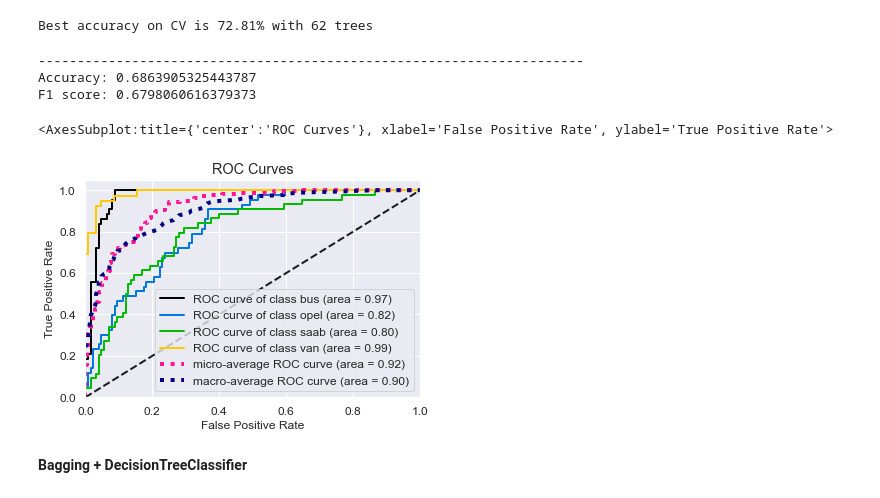
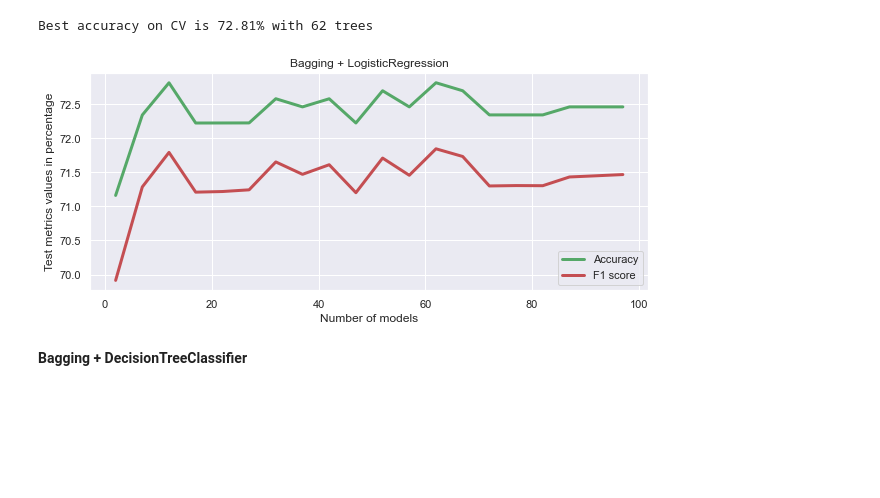
Before and after one commit to hakob-petro/ml-mipt, a Jupyter notebook: homeworks_basic/Lab1_ML_pipeline_and_SVM/Lab1_part2_ml_pipeline.ipynb, the cells around one changed output. Cells and saved outputs as stored; diff of their text form; code cells hidden in the pictures; blank space fills up the shorter version.

```diff
--- a/homeworks_basic/Lab1_ML_pipeline_and_SVM/Lab1_part2_ml_pipeline.ipynb
+++ b/homeworks_basic/Lab1_ML_pipeline_and_SVM/Lab1_part2_ml_pipeline.ipynb
@@ -388,6 +388,11 @@ test_acc = []
 temp_train_acc = []
 temp_test_acc = []
 
+train_f1_score = []
+test_f1_score = []
+temp_train_f1_score = []
+temp_test_f1_score = []
+
 # Обучаем на тренировочном датасете
 for ntrees in trees_grid:
     lr = LogisticRegression(penalty="elasticnet", multi_class='multinomial',
@@ -396,43 +401,38 @@ for ntrees in trees_grid:
     bag = BaggingClassifier(lr, n_estimators=ntrees, random_state=42, n_jobs=-1, oob_score=True)
     temp_train_acc = []
     temp_test_acc = []
+    temp_train_f1_score = []
+    temp_test_f1_score = []
     for train_index, test_index in skf.split(data, target):
         X_train, X_test = data[train_index, :], data[test_index, :]
         y_train, y_test = target[train_index], target[test_index]
         bag.fit(X_train, y_train)
         temp_train_acc.append(bag.score(X_train, y_train))
         temp_test_acc.append(bag.score(X_test, y_test))
+        temp_train_f1_score.append(f1_score(y_train, bag.predict(X_train), average="macro"))
+        temp_test_f1_score.append(f1_score(y_test, bag.predict(X_test), average="macro"))
     train_acc.append(temp_train_acc)
     test_acc.append(temp_test_acc)
+    train_f1_score.append(temp_train_f1_score)
+    test_f1_score.append(temp_test_f1_score)
 
 train_acc, test_acc = np.asarray(train_acc), np.asarray(test_acc)
 print("Best accuracy on CV is {:.2f}% with {} trees".format(max(test_acc.mean(axis=1))*100,
                                                         trees_grid[np.argmax(test_acc.mean(axis=1))]))
 # %% [output]
 Best accuracy on CV is 72.81% with 62 trees
-# %%
-lr = LogisticRegression(penalty="elasticnet", multi_class='multinomial',
-                        solver='saga', tol=1e-3, max_iter=500, n_jobs=-1,
-                        C=100, l1_ratio=0.0)
-bag = BaggingClassifier(lr, n_estimators=62, random_state=42, n_jobs=-1, oob_score=True)
-bag.fit(X_train, y_train)
-
-y_preds = bag.predict(X_test)
-y_probas = bag.predict_proba(X_test)
-# score = lr.score(X_test, y_test)
-# print(f"Accuracy: {score}")
-
-f1 = f1_score(y_test, y_preds, average="macro")
-acc = accuracy_score(y_test, y_preds)
-print("-"*70, f"Accuracy: {acc}", f"F1 score: {f1}", sep='\n')
-
-plot_roc(y_test, y_probas)
-# %% [output]
-----------------------------------------------------------------------
-Accuracy: 0.6863905325443787
-F1 score: 0.6798060616379373
-<AxesSubplot:title={'center':'ROC Curves'}, xlabel='False Positive Rate', ylabel='True Positive Rate'>
-[figure, removed]
+# %%
+plt.figure(figsize=(10, 4))
+
+plt.plot(trees_grid, test_acc.mean(axis=1)*100, c="g", linewidth=3, label="Accuracy")
+plt.plot(trees_grid, np.array(test_f1_score).mean(axis=1)*100, c="r", linewidth=3, label="F1 score")
+plt.xlabel("Number of models")
+plt.ylabel("Test metrics values in percentage")
+plt.legend()
+plt.title("Bagging + LogisticRegression")
+plt.show()
+# %% [output]
+[figure, added]
 # %% [markdown]
 **Bagging + DecisionTreeClassifier**
 # %%
```
Also changed, not shown: parts of 16 cells of this notebook.
